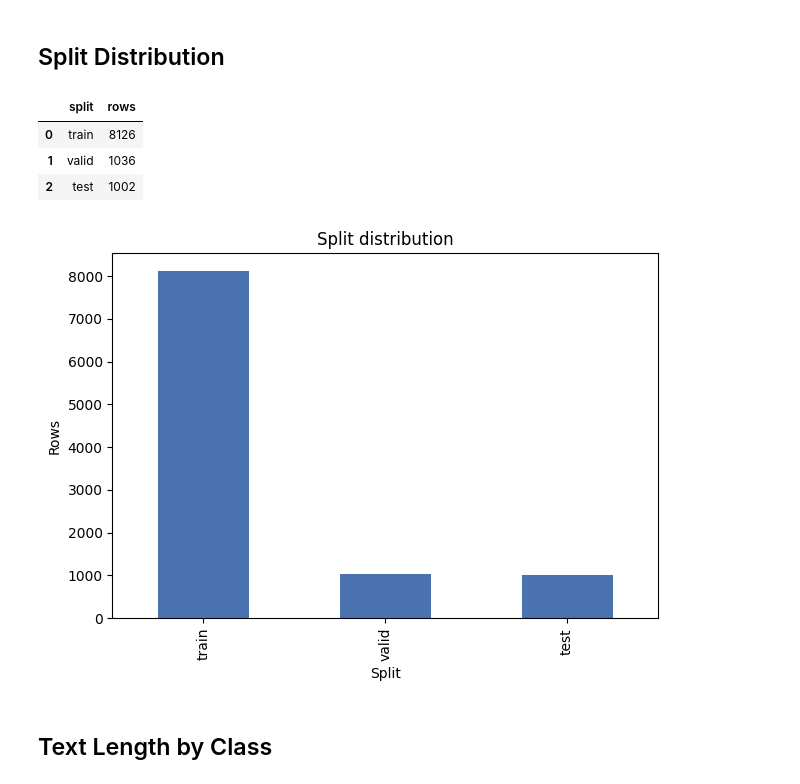
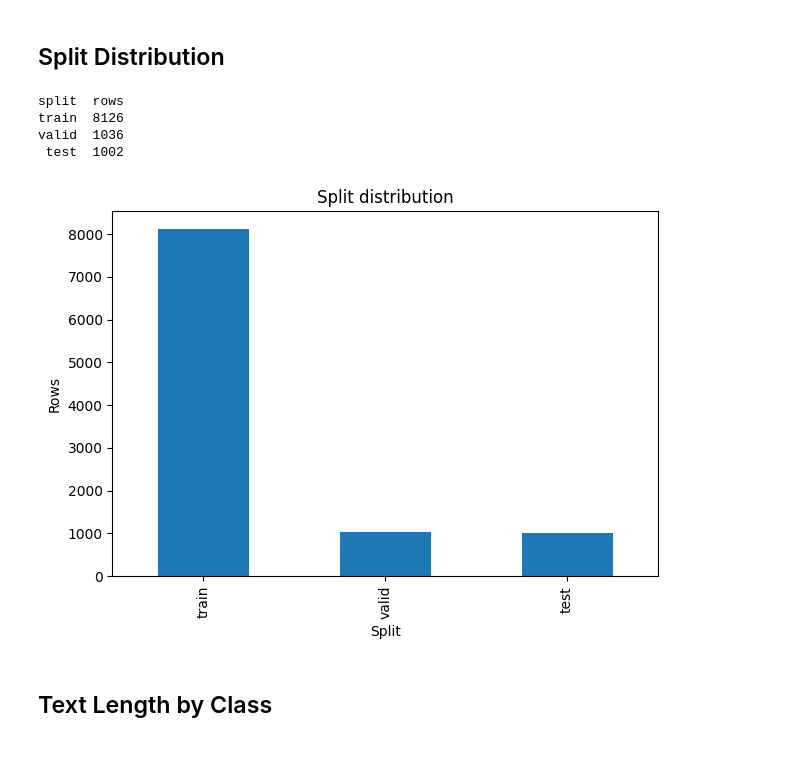
Before and after one commit to greyish-pelagia/news-credibility, a Jupyter notebook: data_exploration.ipynb, the cells around one changed output. Saved outputs shown, nothing was run; the diff lists cells and outputs as text; code cells hidden in the pictures; blank space fills up the shorter version.

```diff
--- a/data_exploration.ipynb
+++ b/data_exploration.ipynb
@@ -181,22 +188,23 @@ split_counts = (
     .rename_axis("split")
     .reset_index(name="rows")
 )
-split_counts
+
+print(split_counts.to_string(index=False))
 # %% [output]
-|  | split | rows |
-| 0 | train | 8126 |
-| 1 | valid | 1036 |
-| 2 | test | 1002 |
+split  rows
+train  8126
+valid  1036
+ test  1002
 # %%
-ax = split_counts.plot(kind="bar", x="split", y="rows", legend=False, color="#4c72b0")
+ax = split_counts.plot(kind="bar", x="split", y="rows", legend=False)
 ax.set_title("Split distribution")
 ax.set_xlabel("Split")
 ax.set_ylabel("Rows")
 plt.tight_layout()
 plt.savefig(REPORTS_FIGURES_DIR / "split_distribution.png", dpi=150)
 plt.show()
 # %% [output]
-[figure, old version]
+[figure, new version]
 # %% [markdown]
 ## Text Length by Class
 # %%
```
Also changed, not shown: parts of 14 cells of this notebook.
